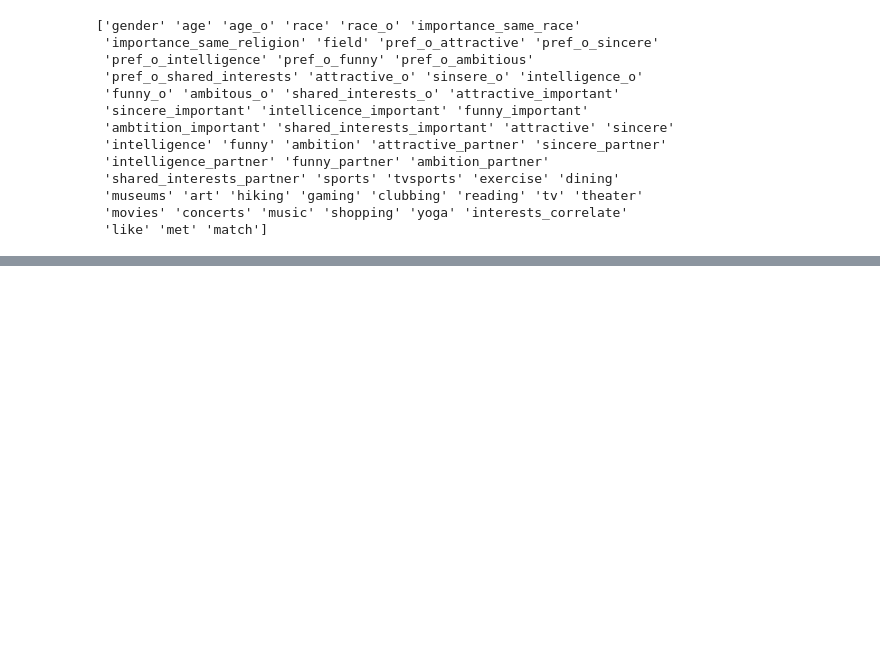
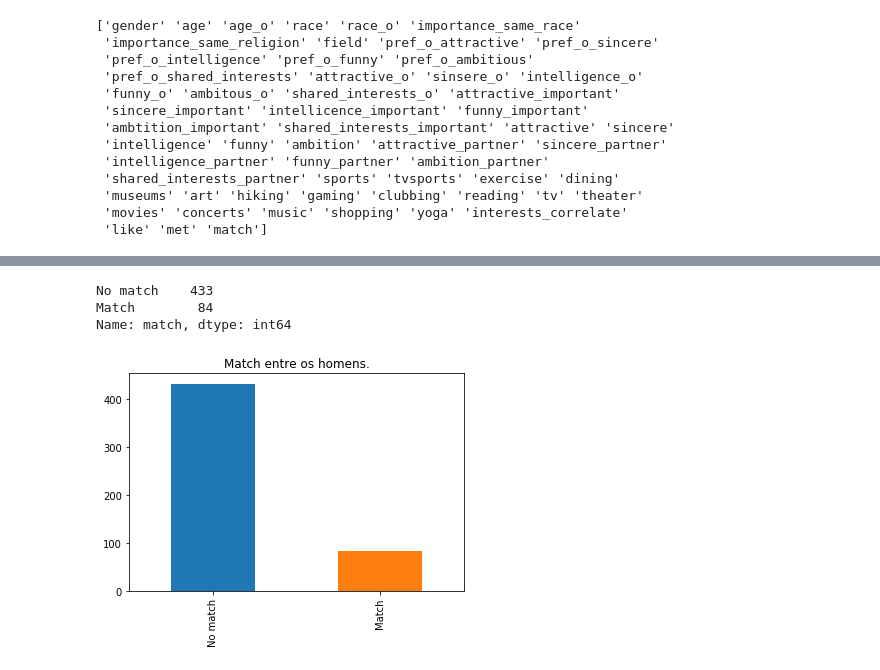
Before and after one commit to beatrizbernardino/P3_datascience, a Jupyter notebook: Untitled.ipynb, the cells around one changed output, grey strips where cells are left out. Saved outputs shown, nothing was run; the diff lists cells and outputs as text; code cells hidden in the pictures; blank space fills up the shorter version.

```diff
--- a/Untitled.ipynb
+++ b/Untitled.ipynb
@@ -74,0 +93,9 @@ Name: age, Length: 1048, dtype: int64
+# %%
+match_homem.plot.bar()
+plt.title('Match entre os homens.')
+match_homem
+# %% [output]
+No match    433
+Match        84
+Name: match, dtype: int64
+[figure, added]
```
Also changed, not shown: parts of 31 cells of this notebook.
